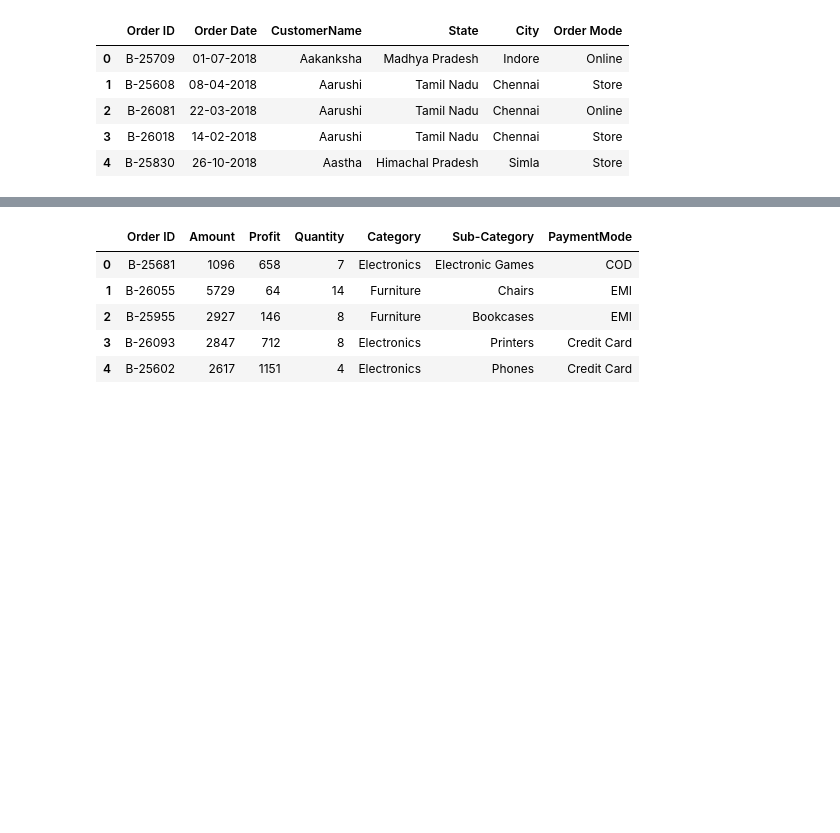
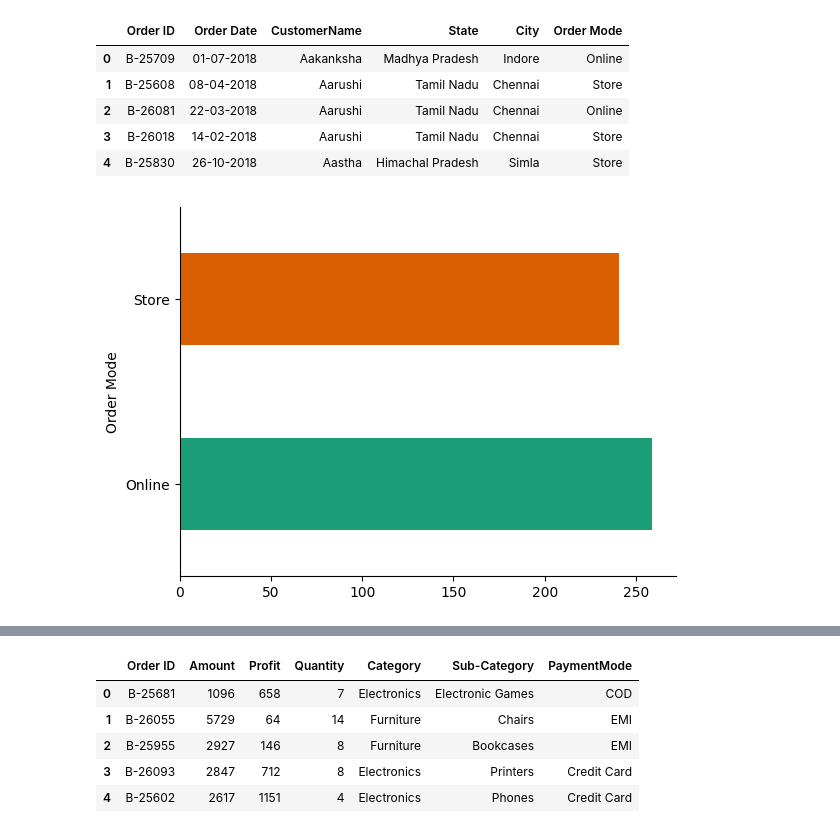
Before and after one commit to lokeshmeela/Multi-Branch-Business-Performance-Analysis, a Jupyter notebook: Business Insiders.ipynb, the cells around one changed output, grey strips where cells are left out. Cells and saved outputs as stored; diff of their text form; code cells hidden in the pictures; blank space fills up the shorter version.

```diff
--- a/Business Insiders.ipynb
+++ b/Business Insiders.ipynb
@@ -15,3 +54,11 @@ orders.head()
 | 2 | B-26081 | 22-03-2018 | Aarushi | Tamil Nadu | Chennai | Online |
 | 3 | B-26018 | 14-02-2018 | Aarushi | Tamil Nadu | Chennai | Store |
 | 4 | B-25830 | 26-10-2018 | Aastha | Himachal Pradesh | Simla | Store |
+# %%
+# Group the orders data by Order Mode,
+# count the entries in each group as a horizontal bar chart
+
+orders.groupby('Order Mode').size().plot(kind='barh', color=sns.palettes.mpl_palette('Dark2'))
+plt.gca().spines[['top', 'right',]].set_visible(False)
+# %% [output]
+[figure, added]
```
Also changed, not shown: parts of 40 cells of this notebook.
